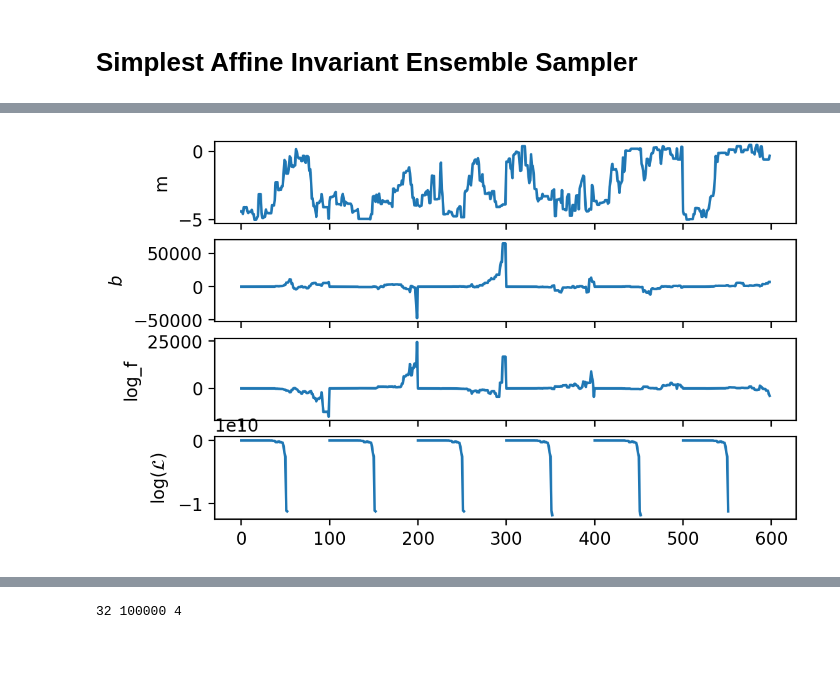
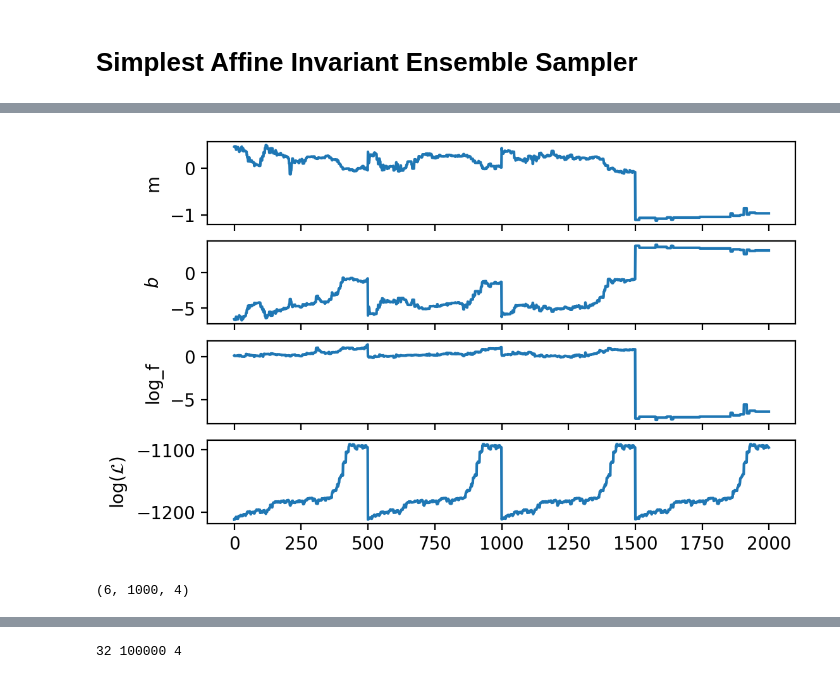
Before and after one commit to jadamo/Astro-513-Final-Project, a Jupyter notebook: AISLinear.ipynb, the cells around one changed output, grey strips where cells are left out. Cells and saved outputs as stored; diff of their text form; code cells hidden in the pictures; blank space fills up the shorter version.

Commit message:
corrected acceptance ratio, logRatio and prior

```diff
--- a/AISLinear.ipynb
+++ b/AISLinear.ipynb
@@ -187,14 +189,15 @@ def MCMC(Nwalker, Nsteps, data, wrange, a):
 
     x, y, yerr = data
     #reshape data
-    new_x    = np.tile(x, (nwalker,1))
-    new_y    = np.tile(y, (nwalker,1))
-    new_yerr = np.tile(yerr, (nwalker,1))
+    new_x    = np.tile(x, (Nwalker,1))
+    new_y    = np.tile(y, (Nwalker,1))
+    new_yerr = np.tile(yerr, (Nwalker,1))
 
 
     # start off at some random w drawn from our prior distribution
     w = samplePrior()
-    logp, logl = log_probability(w, new_x, new_y, new_yerr), logLikelihood(w,new_x, new_y, new_yerr) #two floats
+    print(w.shape)
+    logp, logl = logPrior(w, wRange), logLikelihood(w,new_x, new_y, new_yerr) #two floats
 
     nParam = w.shape[0] # the value of w plus its likelihood
     chain = np.zeros((Nwalker, Nsteps, nParam + 1)) #(nwalker,Nsteps, nParam +1)
@@ -215,7 +218,7 @@ def MCMC(Nwalker, Nsteps, data, wrange, a):
                 loglNew = logLikelihood(wNew, new_x, new_y, new_yerr)
 
             # Log of acceptance ratio for all parameters
-            logRatio = (nParam - 1.) * np.log(zz) + logpNew - logp
+            logRatio = (nParam - 1.) * np.log(zz) + (logpNew + loglNew ) - (logp + logl)
 
             logRatio = min(0.0, logRatio) #float
 
@@ -228,11 +231,11 @@ def MCMC(Nwalker, Nsteps, data, wrange, a):
 
             #sumgood = np.sum(np.ones(nParam)*accept) #count how many parameters were updated
 
-            ngood += 1
+                ngood += 1
 
             chain[k, i, :-1] = w[:,k]
             chain[k, i, -1] = logl
 
     s = chain.shape #walker, param
-    np.savetxt("chain.txt", chain.reshape(s[0] * s[1], s[2]), delimiter=',')
-    return chain.reshape(s[0] * s[1], s[2]), ngood/(Nsteps*nwalker) #flattened chain, Acceptance ratio
+    #np.savetxt("chain.txt", chain.reshape(s[0] * s[1], s[2]), delimiter=',')
+    return chain, ngood/(Nsteps*nwalker) #flattened chain, Acceptance ratio
@@ -241,15 +242,15 @@ import time
 # %%
 %%time
 # the number of steps
-N = 100
+N = 1000
 data = [x,y,yerr]
-nwalker = 6
+nwalker = 4
 A = 2.
 # Ranges in parameter values:
 wRange = np.array([[-5.,0.5], [0., 10.], [-10., 1.]])
 
 # run MCMC
-chain, goodFrac = MCMC(Nwalker = nwalker, Nsteps = N, data = data, wrange = wRange, a = A)
+Chain, goodFrac = MCMC(Nwalker = nwalker, Nsteps = N, data = data, wrange = wRange, a = A)
 
 print(f"\n\nAcceptance ratio: {goodFrac}")
 # %% [output]
@@ -269,27 +272,34 @@ samples = chain.shape[0]
+# %%
+def flatChain(chain, burn, end=None):
+    a = chain[:, burn:end,:]
+    s = a.shape
+
+    return a.reshape(s[0] * s[1], s[2])
 # %%
 # Have a look on the MC chains
-walker=1
-burn=0
-end = -1
+walker=4
+burn=500
+end = None
 
-m  = chain[burn:end,0]
-b = chain[burn:end,1]
-log_f = chain[burn:end,2]
-ll = chain[burn:end,3]
+chain = flatChain(Chain, burn=burn)
+m  = chain[:,0]
+b = chain[:,1]
+log_f = chain[:,2]
+ll = chain[:,3]
 
 fig, ax = plt.subplots(4, 1, sharex=True)
 ax[0].plot(m)
 ax[0].set_ylabel(r'm')
 
 ax[1].plot(b)
 ax[1].set_ylabel(r'$b$')
 
 ax[2].plot(log_f)
 ax[2].set_ylabel(r'log_f')
 
 
 ax[3].plot(ll)
 ax[3].set_ylabel(r'$\log(\mathcal{L})$');#ax.plot(h,m)
 #ax.set_ylabel(r'm')
 # %% [output]
-[figure, old version]
+[figure, new version]
@@ -296,2 +308,6 @@ ax[3].set_ylabel(r'$\log(\mathcal{L})$');#ax.plot(h,m)
+# %%
+Chain.shape
+# %% [output]
+(6, 1000, 4)
 # %%
 # Have a look on the MC chains
```
Also changed, not shown: parts of 9 cells of this notebook.
